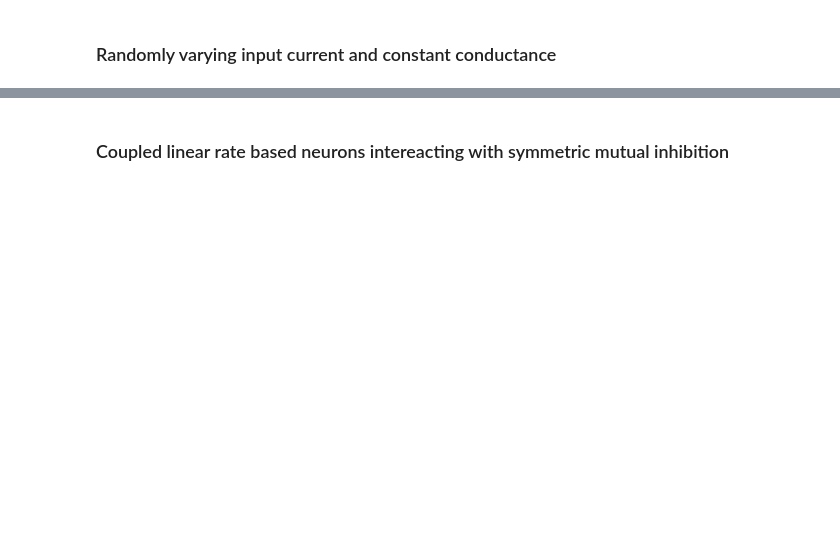
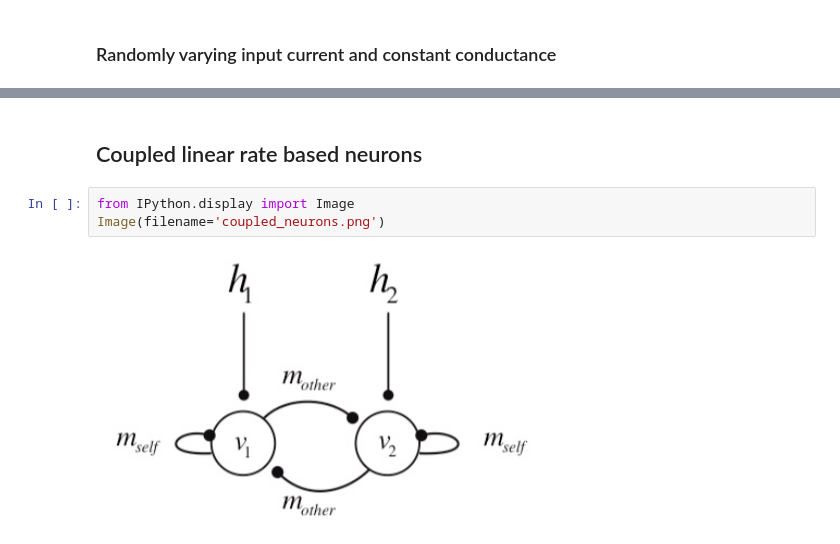
Before and after one commit to s72sue/tutorials, a Jupyter notebook: 9.49 tutorial.ipynb, the cells around one changed output, grey strips where cells are left out. Cells and saved outputs as stored; diff of their text form; blank space fills up the shorter version.

```diff
--- a/9.49 tutorial.ipynb
+++ b/9.49 tutorial.ipynb
@@ -152,2 +154,7 @@ show()
 # %% [markdown]
-### Coupled linear rate based neurons intereacting with symmetric mutual inhibition
+## Coupled linear rate based neurons
+# %%
+from IPython.display import Image
+Image(filename='coupled_neurons.png')
+# %% [output]
+[figure, added]
```
Also changed, not shown: parts of 23 cells of this notebook.
